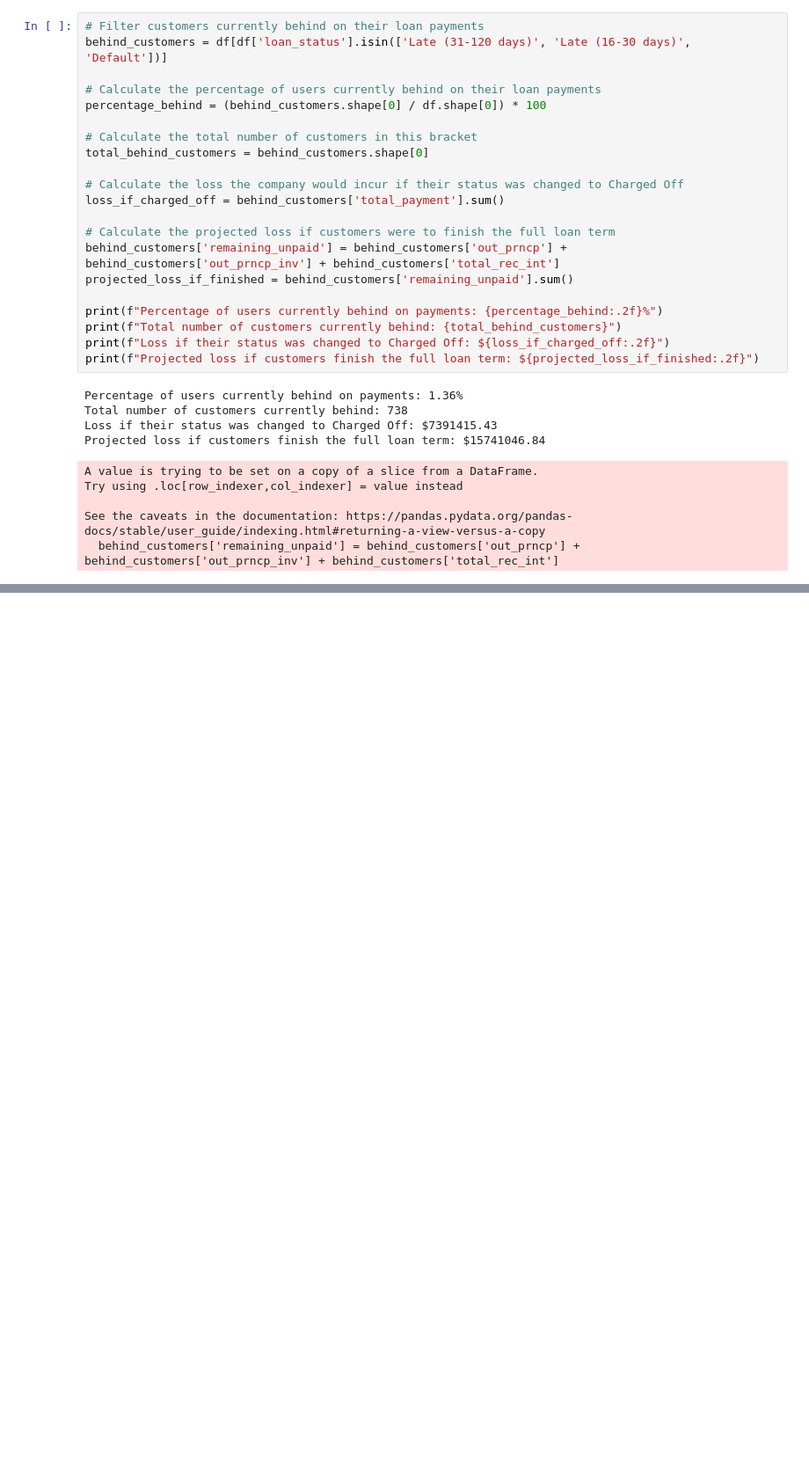
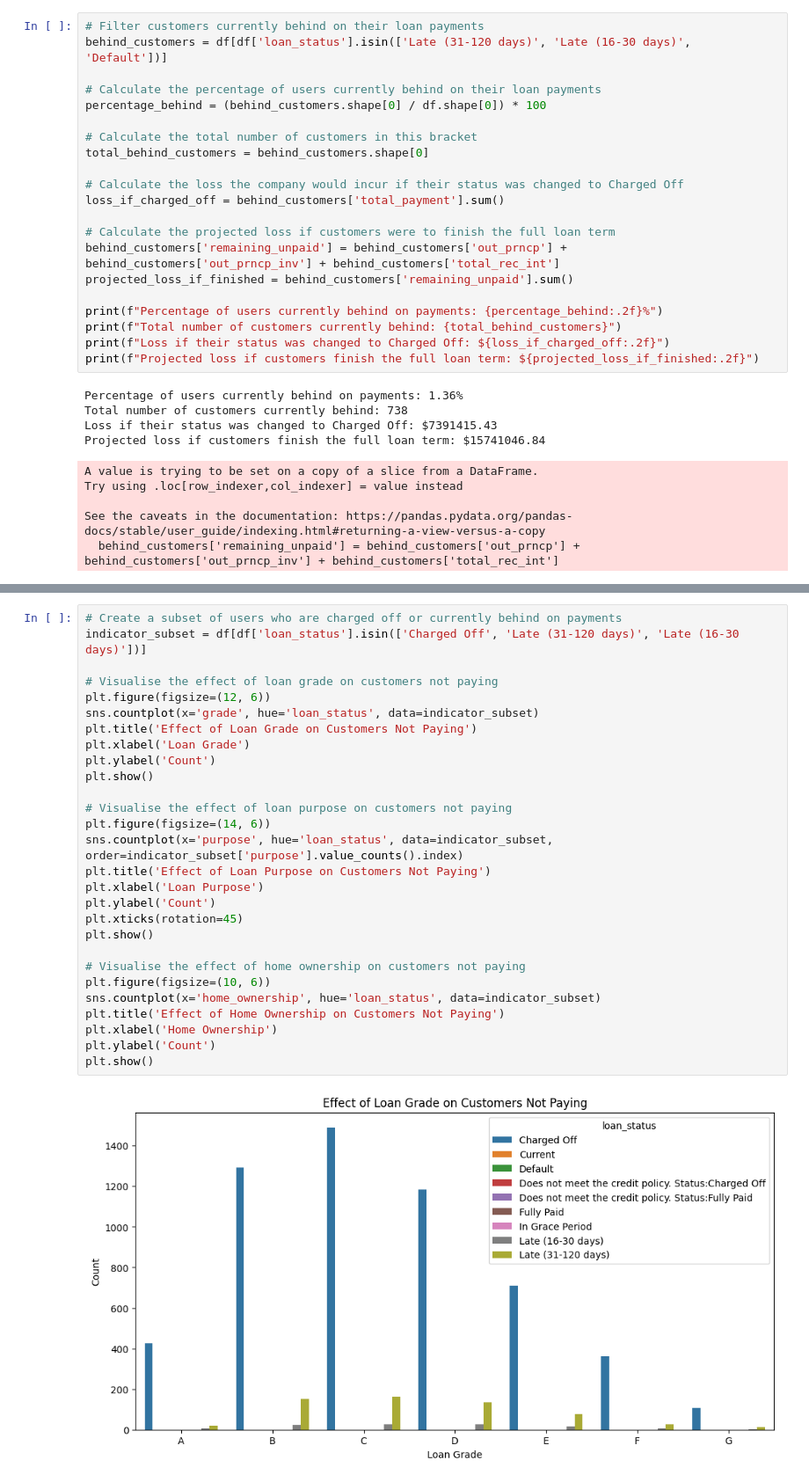
Before and after one commit to madsjoyce/Exploratory-Data-Analysis---Customer-Loans-in-Finance, a Jupyter notebook: Milestone_4.ipynb, the cells around one changed output, grey strips where cells are left out. Shown at 88% size. Drawn from its saved outputs; the diff is of its cells as text; blank space fills up the shorter version.

```diff
--- a/Milestone_4.ipynb
+++ b/Milestone_4.ipynb
@@ -318,0 +353,30 @@ See the caveats in the documentation: https://pandas.pydata.org/pandas-docs/stab
+# %%
+# Create a subset of users who are charged off or currently behind on payments
+indicator_subset = df[df['loan_status'].isin(['Charged Off', 'Late (31-120 days)', 'Late (16-30 days)'])]
+
+# Visualise the effect of loan grade on customers not paying
+plt.figure(figsize=(12, 6))
+sns.countplot(x='grade', hue='loan_status', data=indicator_subset)
+plt.title('Effect of Loan Grade on Customers Not Paying')
+plt.xlabel('Loan Grade')
+plt.ylabel('Count')
+plt.show()
+
+# Visualise the effect of loan purpose on customers not paying
+plt.figure(figsize=(14, 6))
+sns.countplot(x='purpose', hue='loan_status', data=indicator_subset, order=indicator_subset['purpose'].value_counts().index)
+plt.title('Effect of Loan Purpose on Customers Not Paying')
+plt.xlabel('Loan Purpose')
+plt.ylabel('Count')
+plt.xticks(rotation=45)
+plt.show()
+
+# Visualise the effect of home ownership on customers not paying
+plt.figure(figsize=(10, 6))
+sns.countplot(x='home_ownership', hue='loan_status', data=indicator_subset)
+plt.title('Effect of Home Ownership on Customers Not Paying')
+plt.xlabel('Home Ownership')
+plt.ylabel('Count')
+plt.show()
+# %% [output]
+[figure, added]
```
Also changed, not shown: parts of 12 cells of this notebook, 4 other files.
